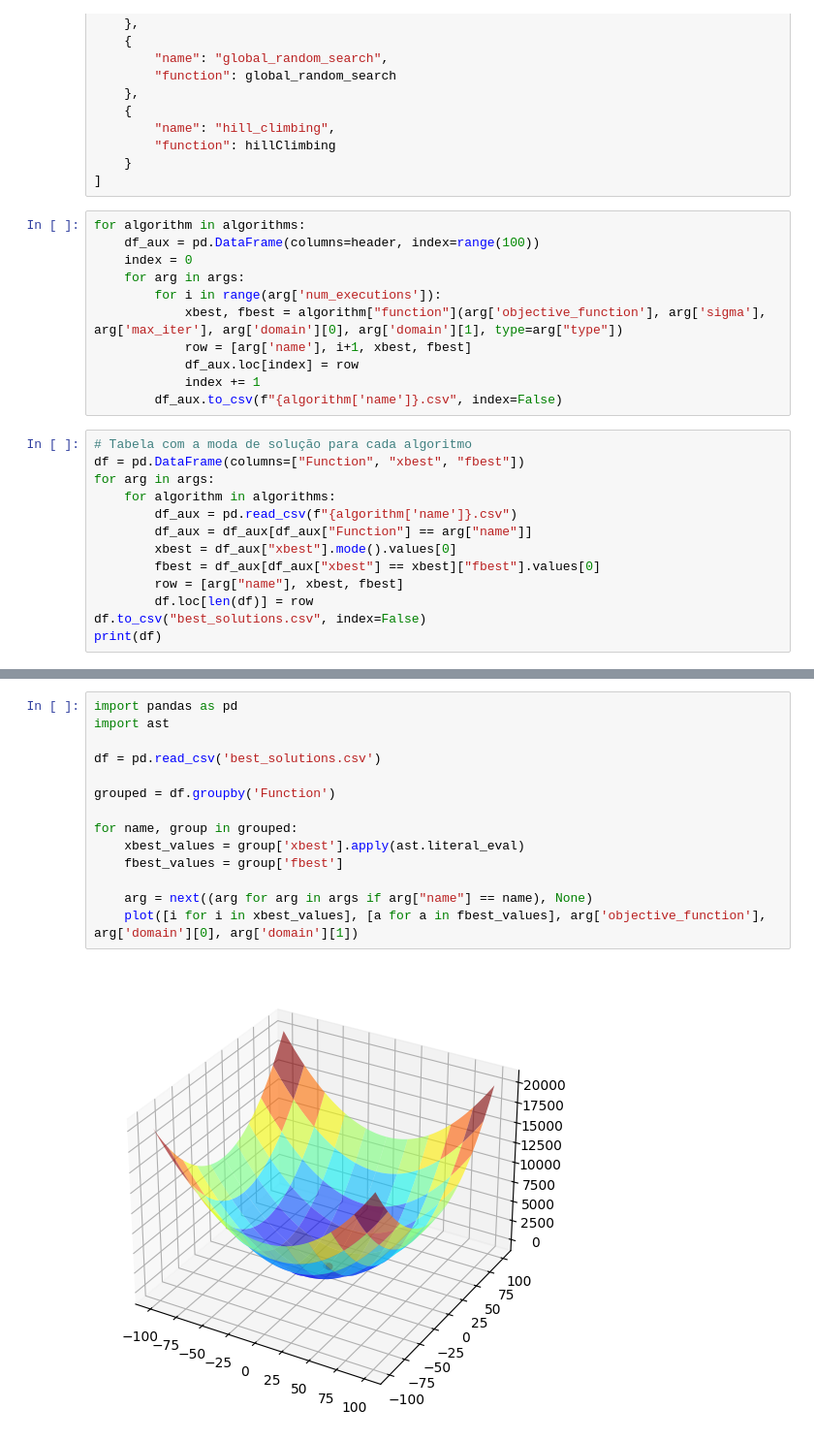
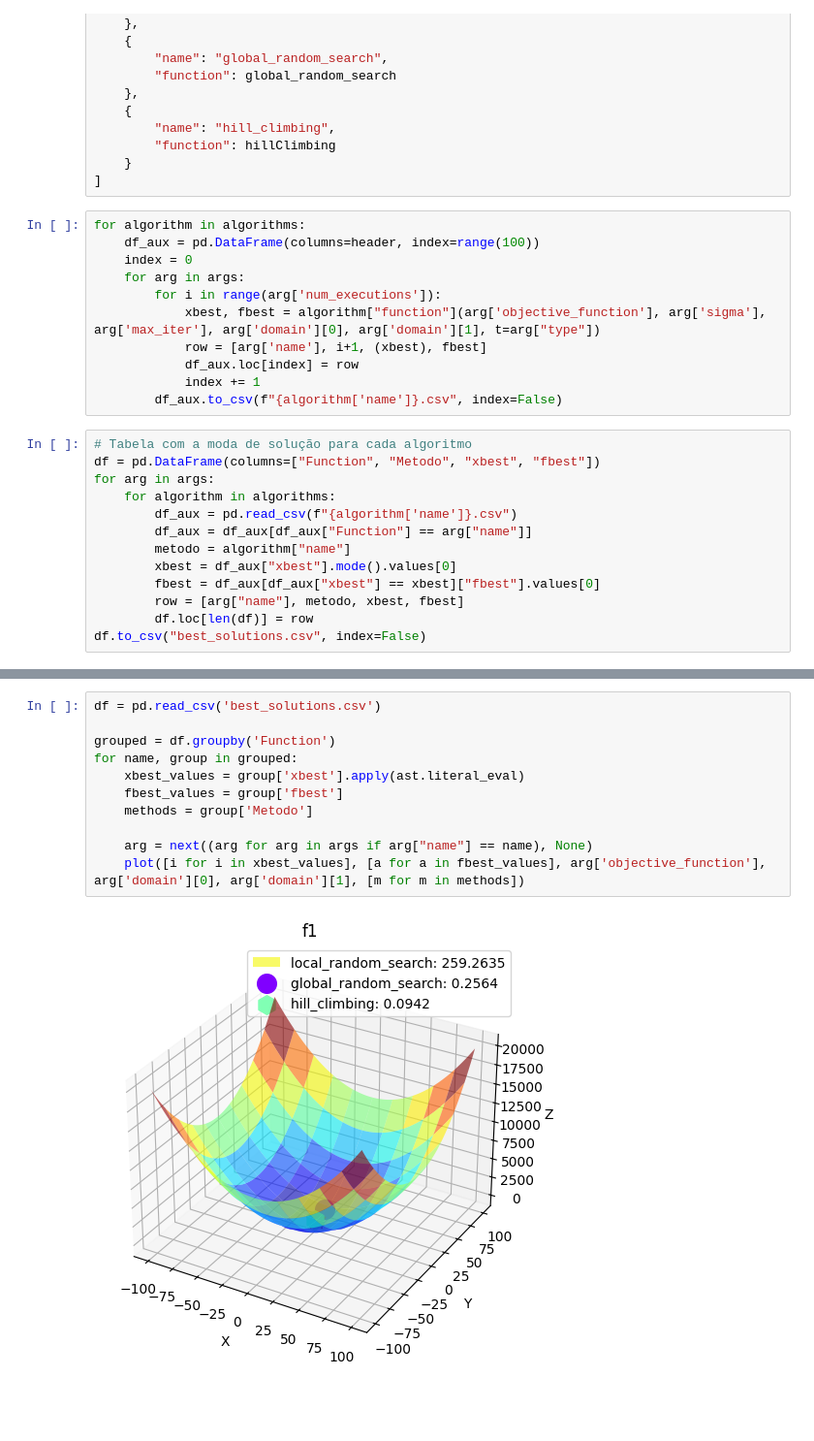
Before and after one commit to pedrxlz/search-optimization-av1, a Jupyter notebook: main.ipynb, the cells around one changed output, grey strips where cells are left out. Shown at 97% size. Cells and saved outputs as stored; diff of their text form; blank space fills up the shorter version.

Commit message:
feat: plot

```diff
--- a/main.ipynb
+++ b/main.ipynb
@@ -152,21 +153,21 @@ for algorithm in algorithms:
     index = 0
     for arg in args:
         for i in range(arg['num_executions']):
-            xbest, fbest = algorithm["function"](arg['objective_function'], arg['sigma'], arg['max_iter'], arg['domain'][0], arg['domain'][1], type=arg["type"])
-            row = [arg['name'], i+1, xbest, fbest]
+            xbest, fbest = algorithm["function"](arg['objective_function'], arg['sigma'], arg['max_iter'], arg['domain'][0], arg['domain'][1], t=arg["type"])
+            row = [arg['name'], i+1, (xbest), fbest]
             df_aux.loc[index] = row
             index += 1
         df_aux.to_csv(f"{algorithm['name']}.csv", index=False)
 # %%
 # Tabela com a moda de solução para cada algoritmo
-df = pd.DataFrame(columns=["Function", "xbest", "fbest"])
+df = pd.DataFrame(columns=["Function", "Metodo", "xbest", "fbest"])
 for arg in args:
     for algorithm in algorithms:
         df_aux = pd.read_csv(f"{algorithm['name']}.csv")
         df_aux = df_aux[df_aux["Function"] == arg["name"]]
+        metodo = algorithm["name"]
         xbest = df_aux["xbest"].mode().values[0]
         fbest = df_aux[df_aux["xbest"] == xbest]["fbest"].values[0]
-        row = [arg["name"], xbest, fbest]
+        row = [arg["name"], metodo, xbest, fbest]
         df.loc[len(df)] = row
 df.to_csv("best_solutions.csv", index=False)
-print(df)
@@ -191,16 +174,13 @@ print(df)
 # %%
-import pandas as pd
-import ast
-
 df = pd.read_csv('best_solutions.csv')
 
 grouped = df.groupby('Function')
-
 for name, group in grouped:
     xbest_values = group['xbest'].apply(ast.literal_eval)
     fbest_values = group['fbest']
+    methods = group['Metodo']
 
     arg = next((arg for arg in args if arg["name"] == name), None)
-    plot([i for i in xbest_values], [a for a in fbest_values], arg['objective_function'], arg['domain'][0], arg['domain'][1])
+    plot([i for i in xbest_values], [a for a in fbest_values], arg['objective_function'], arg['domain'][0], arg['domain'][1], [m for m in methods])
 # %% [output]
-[figure, old version]
+[figure, new version]
```
Also changed, not shown: parts of 3 cells of this notebook, 6 other files.
